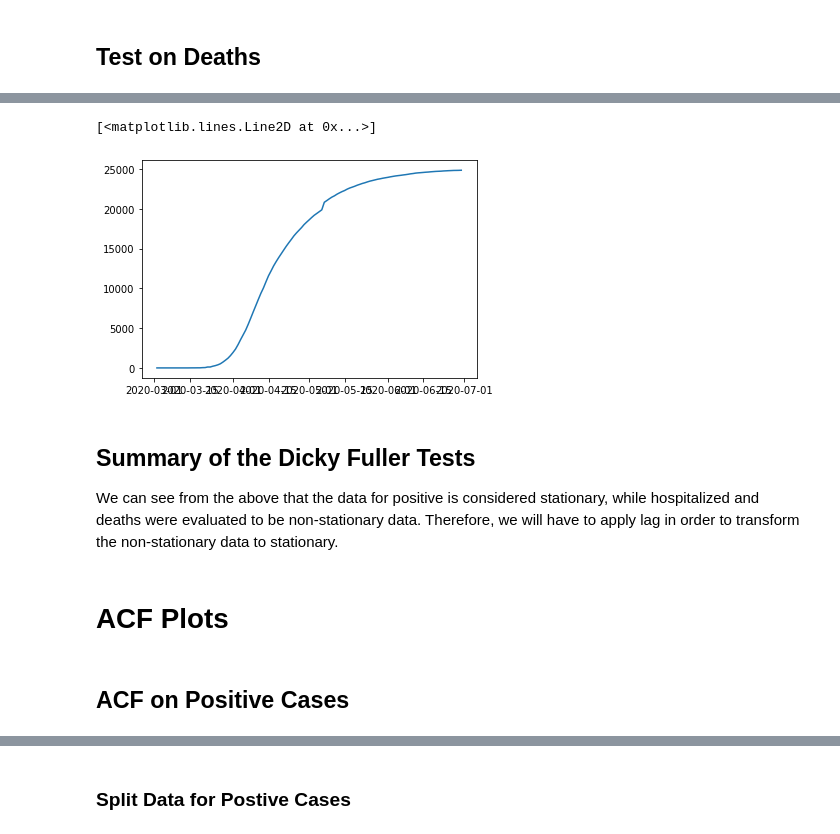
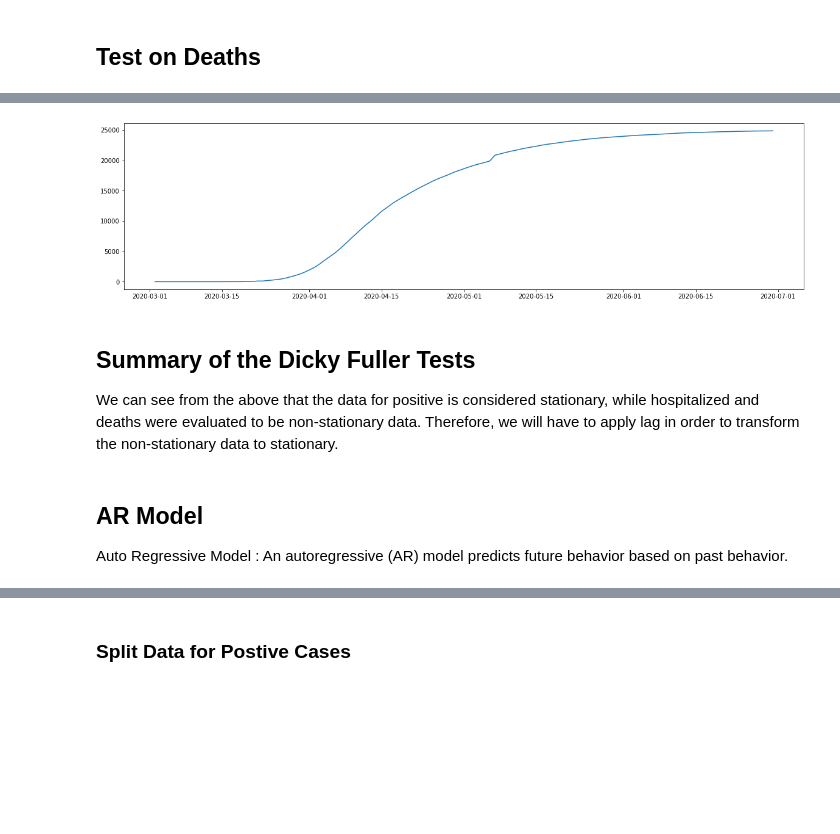
Before and after one commit to JohnKHancock/CUNY_DATA_698_Maters_Project, a Jupyter notebook: project-model/arima-models.ipynb, the cells around one changed output, grey strips where cells are left out. Cells and saved outputs as stored; diff of their text form; code cells hidden in the pictures; blank space fills up the shorter version.

Commit message:
First Draft
Positive cases models AR, MA, ARIMA, SARIMA

```diff
--- a/project-model/arima-models.ipynb
+++ b/project-model/arima-models.ipynb
@@ -54,10 +53,8 @@ def dicky_fuller_test(dataset, feature):
 # %% [markdown]
 ## Data Import
 # %%
-import pandas as pd
-#df2 = pd.read_csv('..\\raw_data\\full-year-ny-data.csv', parse_dates = ['date'])
-
-df2 = pd.read_csv('..\\raw_data\\final-ny-data-v2.csv', parse_dates = ['date'])
+df2 = pd.read_csv('https://raw.githubusercontent.com/JohnKHancock/CUNY_DATA_698_Maters_Project/main/raw_data/final-ny-data-v2.csv'
+                  , parse_dates = ['date'])
 # check import is good
 # df2.info
 # df2.dtypes
@@ -194,5 +99,7 @@ Below we will use the Dicky Fuller Test to assess if the data set we have is sta
 # %%
 dicky_fuller_test(df_positive_cases, 'positive')
 plt.plot(df_positive_cases)
+plt.rcParams["figure.figsize"] = (20,5)
+plt.show()
 # %% [output]
 Results of Dickey-Fuller Test for: positive
@@ -212,5 +118,7 @@ The p-value is significant at  0.020599585879086686 , meaning we can reject the
 # %%
 dicky_fuller_test(df_hospitalized, 'hospitalized')
 plt.plot(df_hospitalized)
+plt.rcParams["figure.figsize"] = (20,5)
+plt.show()
 # %% [output]
 Results of Dickey-Fuller Test for: hospitalized
@@ -230,5 +137,7 @@ The p-value is too large at  0.09331668941023669 , meaning we cannot reject the
 # %%
 dicky_fuller_test(df_deaths, 'death')
 plt.plot(df_deaths)
+plt.rcParams["figure.figsize"] = (20,5)
+plt.show()
 # %% [output]
 Results of Dickey-Fuller Test for: death
@@ -244,13 +153,12 @@ The p-value is too large at  0.1547717751990747 , meaning we cannot reject the n
-[<matplotlib.lines.Line2D at 0x...>]
-[figure, old version]
+[figure, new version]
 # %% [markdown]
 ## Summary of the Dicky Fuller Tests
 
 We can see from the above that the data for positive is considered stationary, while hospitalized and deaths were
 evaluated to be non-stationary data. Therefore, we will have to apply lag in order to transform the
 non-stationary data to stationary.
-# %% [markdown]
-# ACF Plots
-# %% [markdown]
-## ACF on Positive Cases
+# %% [markdown]
+## AR Model
+
+Auto Regressive Model : An autoregressive (AR) model predicts future behavior based on past behavior.
 # %%
```
Also changed, not shown: parts of 44 cells of this notebook, 1 other file.
